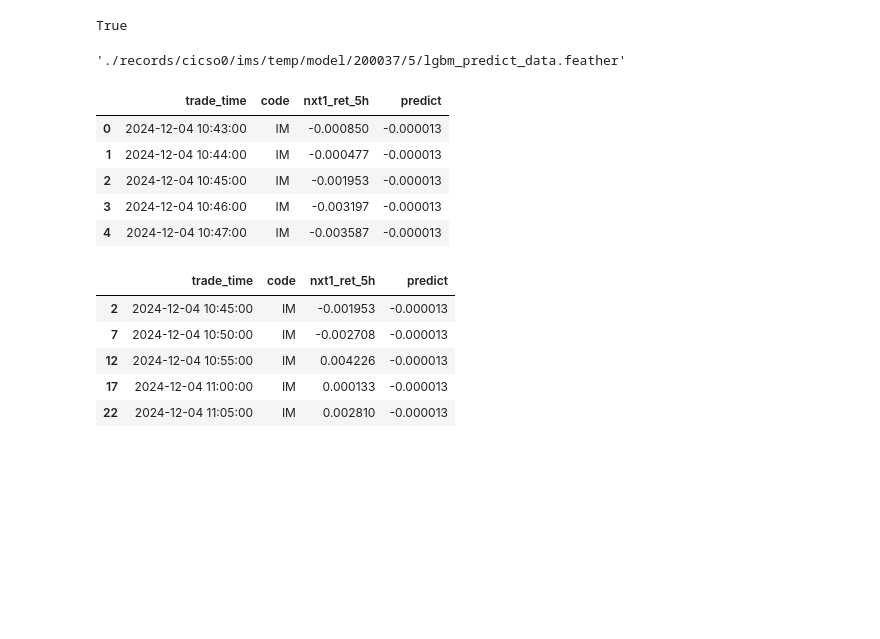
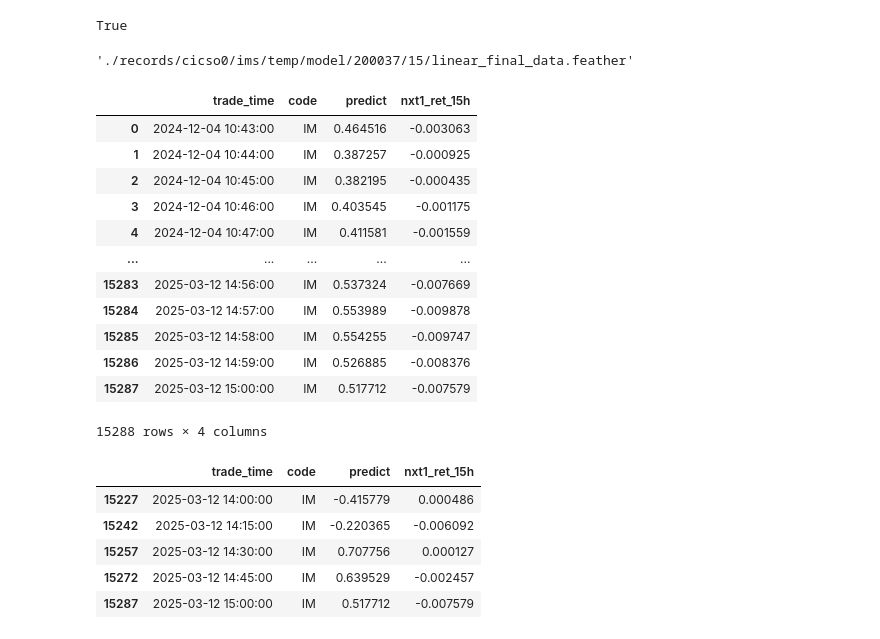
Before and after one commit to flaght/Chrono, a Jupyter notebook: genuis/mizar/20.1.4.合成模型预测绩效.ipynb, the cells around one changed output. Saved outputs shown, nothing was run; the diff lists cells and outputs as text; code cells hidden in the pictures; blank space fills up the shorter version.

```diff
--- a/genuis/mizar/20.1.4.合成模型预测绩效.ipynb
+++ b/genuis/mizar/20.1.4.合成模型预测绩效.ipynb
@@ -13,40 +13,48 @@ from kdutils.macro2 import *
 # %%
 method = 'cicso0'
 instruments = 'ims'
-period = 5
-name = 'lgbm'
+period = 15
+form = 'linear'
+name = 'final'
 task_id = str(INDEX_MAPPING[INSTRUMENTS_CODES[instruments]])
 # %%
 dirs = os.path.join(base_path, method, instruments, 'temp', "model", task_id,
                     str(period))
 # %%
-filename = os.path.join(dirs, "{0}_predict_data.feather".format(name))
+filename = os.path.join(dirs, "{0}_{1}_data.feather".format(form,name))
 filename
 # %% [output]
-'./records/cicso0/ims/temp/model/200037/5/lgbm_predict_data.feather'
+'./records/cicso0/ims/temp/model/200037/15/linear_final_data.feather'
 # %%
 predict_data = pd.read_feather(filename)
-predict_data.head()
+predict_data#.head()
 # %% [output]
-|  | trade_time | code | nxt1_ret_5h | predict |
-| 0 | 2024-12-04 10:43:00 | IM | -0.000850 | -0.000013 |
-| 1 | 2024-12-04 10:44:00 | IM | -0.000477 | -0.000013 |
-| 2 | 2024-12-04 10:45:00 | IM | -0.001953 | -0.000013 |
-| 3 | 2024-12-04 10:46:00 | IM | -0.003197 | -0.000013 |
-| 4 | 2024-12-04 10:47:00 | IM | -0.003587 | -0.000013 |
+|  | trade_time | code | predict | nxt1_ret_15h |
+| 0 | 2024-12-04 10:43:00 | IM | 0.464516 | -0.003063 |
+| 1 | 2024-12-04 10:44:00 | IM | 0.387257 | -0.000925 |
+| 2 | 2024-12-04 10:45:00 | IM | 0.382195 | -0.000435 |
+| 3 | 2024-12-04 10:46:00 | IM | 0.403545 | -0.001175 |
+| 4 | 2024-12-04 10:47:00 | IM | 0.411581 | -0.001559 |
+| ... | ... | ... | ... | ... |
+| 15283 | 2025-03-12 14:56:00 | IM | 0.537324 | -0.007669 |
+| 15284 | 2025-03-12 14:57:00 | IM | 0.553989 | -0.009878 |
+| 15285 | 2025-03-12 14:58:00 | IM | 0.554255 | -0.009747 |
+| 15286 | 2025-03-12 14:59:00 | IM | 0.526885 | -0.008376 |
+| 15287 | 2025-03-12 15:00:00 | IM | 0.517712 | -0.007579 |
+15288 rows × 4 columns
 # %%
 is_on_mark = predict_data['trade_time'].dt.minute % int(period) == 0
 predict_data = predict_data[is_on_mark]
 predict_data.replace([np.inf, -np.inf], np.nan, inplace=True)
 predict_data.dropna(inplace=True)
-predict_data.head()
+predict_data.tail()
 # %% [output]
-|  | trade_time | code | nxt1_ret_5h | predict |
-| 2 | 2024-12-04 10:45:00 | IM | -0.001953 | -0.000013 |
-| 7 | 2024-12-04 10:50:00 | IM | -0.002708 | -0.000013 |
-| 12 | 2024-12-04 10:55:00 | IM | 0.004226 | -0.000013 |
-| 17 | 2024-12-04 11:00:00 | IM | 0.000133 | -0.000013 |
-| 22 | 2024-12-04 11:05:00 | IM | 0.002810 | -0.000013 |
+|  | trade_time | code | predict | nxt1_ret_15h |
+| 15227 | 2025-03-12 14:00:00 | IM | -0.415779 | 0.000486 |
+| 15242 | 2025-03-12 14:15:00 | IM | -0.220365 | -0.006092 |
+| 15257 | 2025-03-12 14:30:00 | IM | 0.707756 | 0.000127 |
+| 15272 | 2025-03-12 14:45:00 | IM | 0.639529 | -0.002457 |
+| 15287 | 2025-03-12 15:00:00 | IM | 0.517712 | -0.007579 |
 # %%
 from lib.cux001 import FactorEvaluate1
 # %%
```
Also changed, not shown: parts of 4 cells of this notebook, 5 other files.
